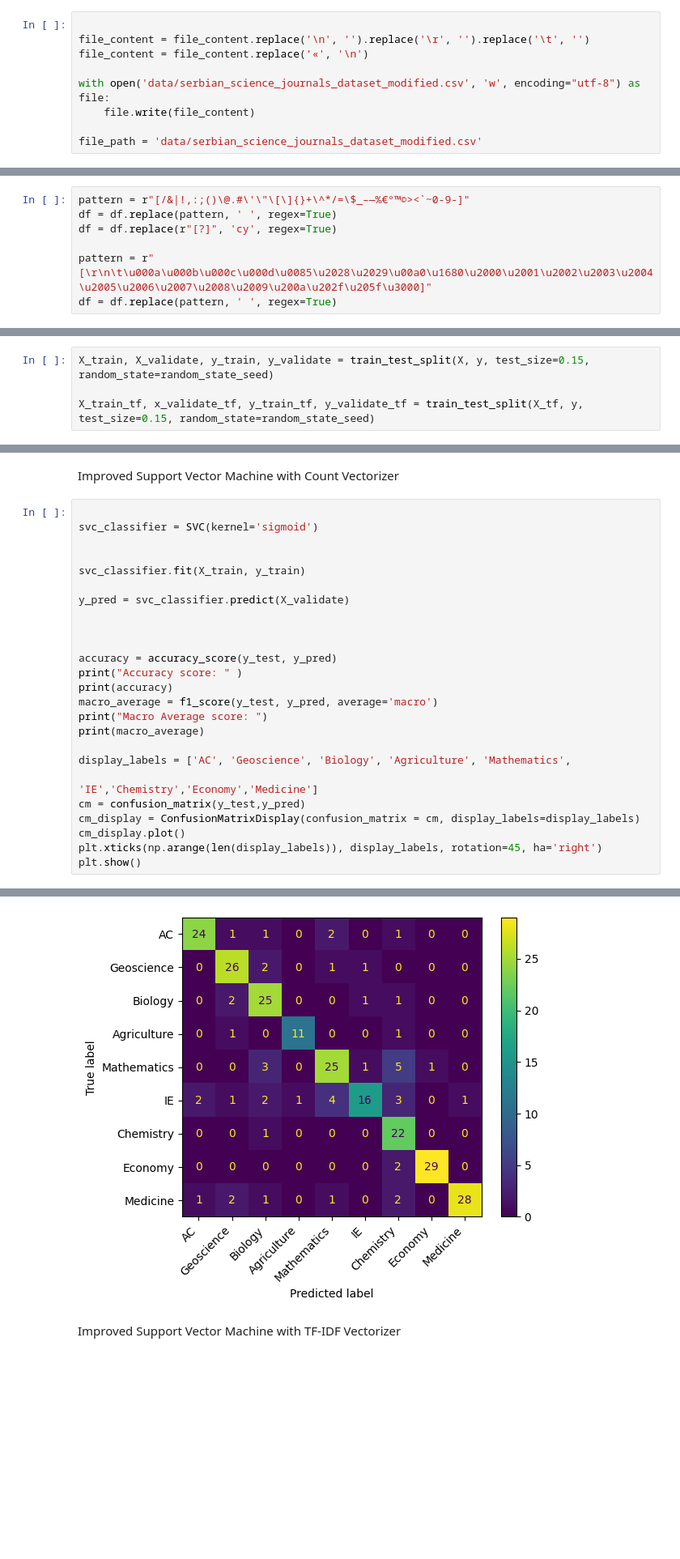
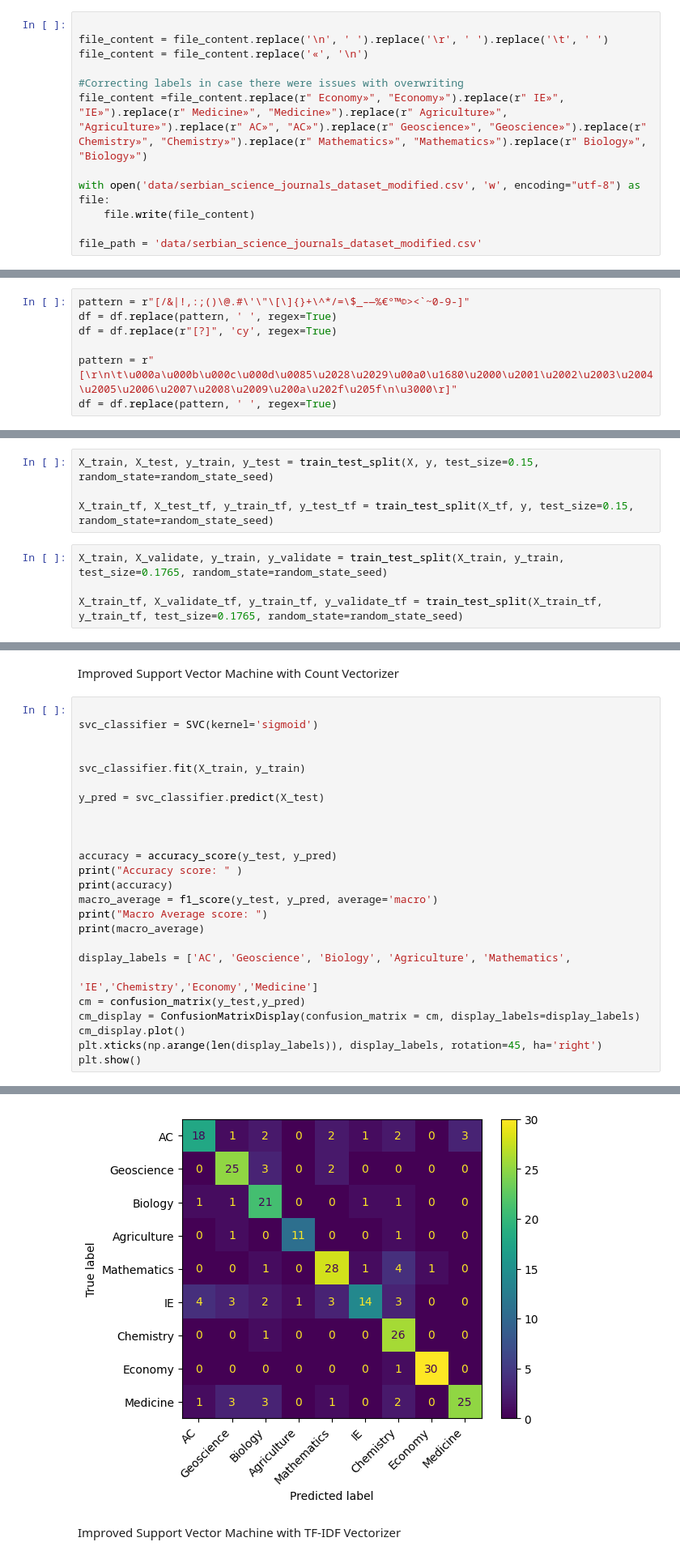
Before and after one commit to milossdjuric/Text-Classification-for-Serbian-Science-Journals, a Jupyter notebook: serbian_science_journals.ipynb, the cells around one changed output, grey strips where cells are left out. Shown at 81% size. Cells and saved outputs as stored; diff of their text form; blank space fills up the shorter version.

Commit message:
Improve data preprocessing and MLP Classifier

```diff
--- a/serbian_science_journals.ipynb
+++ b/serbian_science_journals.ipynb
@@ -67,8 +67,11 @@ with open(file_path, 'r', encoding="utf-8") as file:
     file_content = file.read()
 # %%
 
-file_content = file_content.replace('\n', '').replace('\r', '').replace('\t', '')
+file_content = file_content.replace('\n', ' ').replace('\r', ' ').replace('\t', ' ')
 file_content = file_content.replace('«', '\n')
+
+#Correcting labels in case there were issues with overwriting
+file_content =file_content.replace(r" Economy»", "Economy»").replace(r" IE»", "IE»").replace(r" Medicine»", "Medicine»").replace(r" Agriculture»", "Agriculture»").replace(r" AC»", "AC»").replace(r" Geoscience»", "Geoscience»").replace(r" Chemistry»", "Chemistry»").replace(r" Mathematics»", "Mathematics»").replace(r" Biology»", "Biology»")
 
 with open('data/serbian_science_journals_dataset_modified.csv', 'w', encoding="utf-8") as file:
     file.write(file_content)
@@ -89,7 +92,7 @@ pattern = r"[/&|!,:;()\@.#\'\"\[\]{}+\^*/=\$_–—%€°™©><`~0-9-]"
 df = df.replace(pattern, ' ', regex=True)
 df = df.replace(r"[?]", 'cy', regex=True)
 
-pattern = r"[\r\n\t\u000a\u000b\u000c\u000d\u0085\u2028\u2029\u00a0\u1680\u2000\u2001\u2002\u2003\u2004\u2005\u2006\u2007\u2008\u2009\u200a\u202f\u205f\u3000]"
+pattern = r"[\r\n\t\u000a\u000b\u000c\u000d\u0085\u2028\u2029\u00a0\u1680\u2000\u2001\u2002\u2003\u2004\u2005\u2006\u2007\u2008\u2009\u200a\u202f\u205f\n\u3000\r]"
 df = df.replace(pattern, ' ', regex=True)
 # %% [markdown]
 <p>We define our collections per column, one for languages, one for categories, and one where our paragraphs are stored</p>
@@ -207,7 +210,11 @@ Vocabulary size:
 # %%
-X_train, X_validate, y_train, y_validate = train_test_split(X, y, test_size=0.15, random_state=random_state_seed)
+X_train, X_test, y_train, y_test = train_test_split(X, y, test_size=0.15, random_state=random_state_seed)
 
-X_train_tf, x_validate_tf, y_train_tf, y_validate_tf = train_test_split(X_tf, y, test_size=0.15, random_state=random_state_seed)
+X_train_tf, X_test_tf, y_train_tf, y_test_tf = train_test_split(X_tf, y, test_size=0.15, random_state=random_state_seed)
+# %%
+X_train, X_validate, y_train, y_validate = train_test_split(X_train, y_train, test_size=0.1765, random_state=random_state_seed)
+
+X_train_tf, X_validate_tf, y_train_tf, y_validate_tf = train_test_split(X_train_tf, y_train_tf, test_size=0.1765, random_state=random_state_seed)
 # %% [markdown]
 <p>We fit and predict our data according to our classifier, then we represent how accurate the predictions are with Accuracy and Macro Average metric scores, and with confusion matrix visually as well. We test our algorithm on both CountVectorizer, as well as TfidfVectorizer</p>
 # %% [markdown]
@@ -538,7 +545,7 @@ svc_classifier = SVC(kernel='sigmoid')
 
 svc_classifier.fit(X_train, y_train)
 
-y_pred = svc_classifier.predict(X_validate)
+y_pred = svc_classifier.predict(X_test)
 
 
 
@@ -564,4 +571,4 @@ Macro Average score:
-[figure, old version]
+[figure, new version]
 # %% [markdown]
 <p>Improved Support Vector Machine with TF-IDF Vectorizer </p>
 # %%
```
Also changed, not shown: parts of 24 cells of this notebook, 2 other files.
